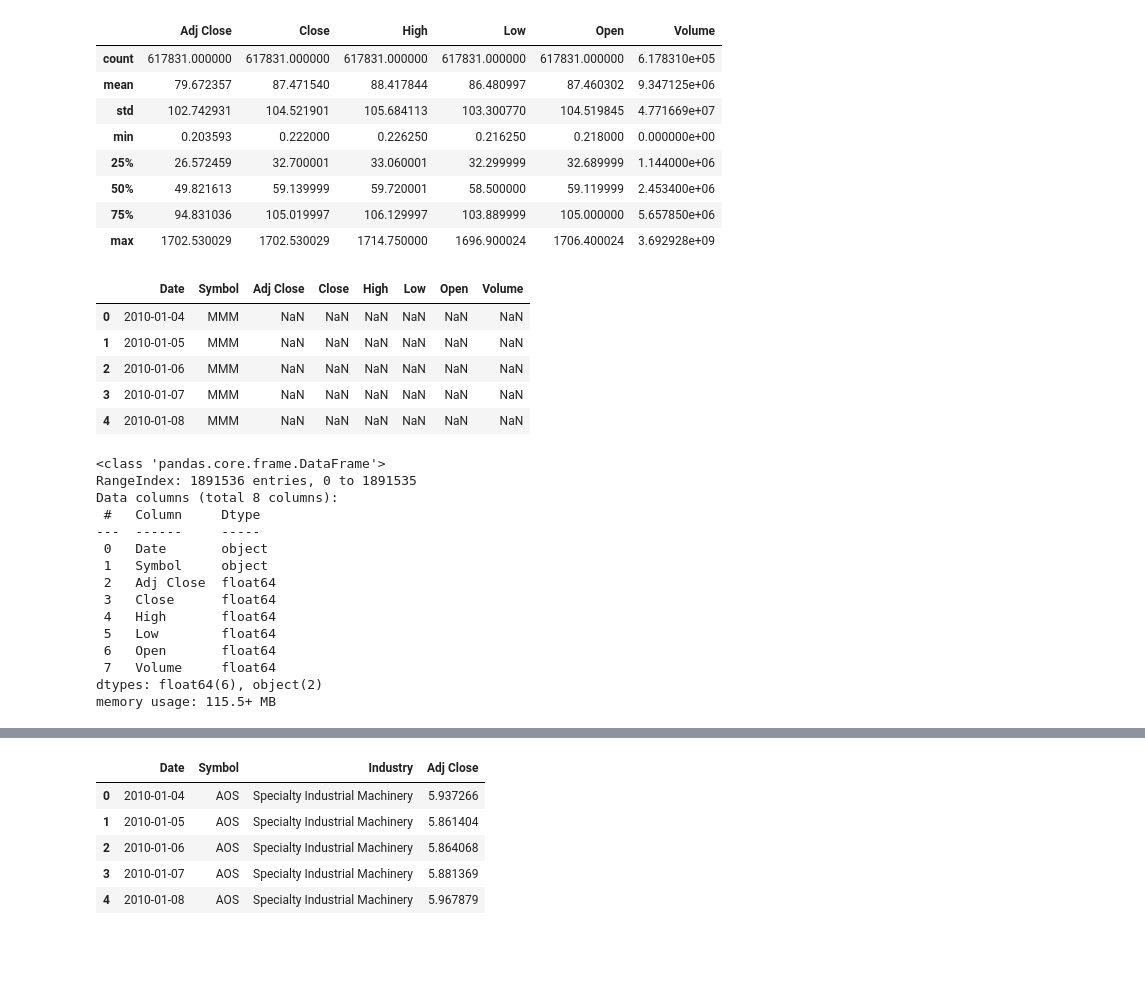
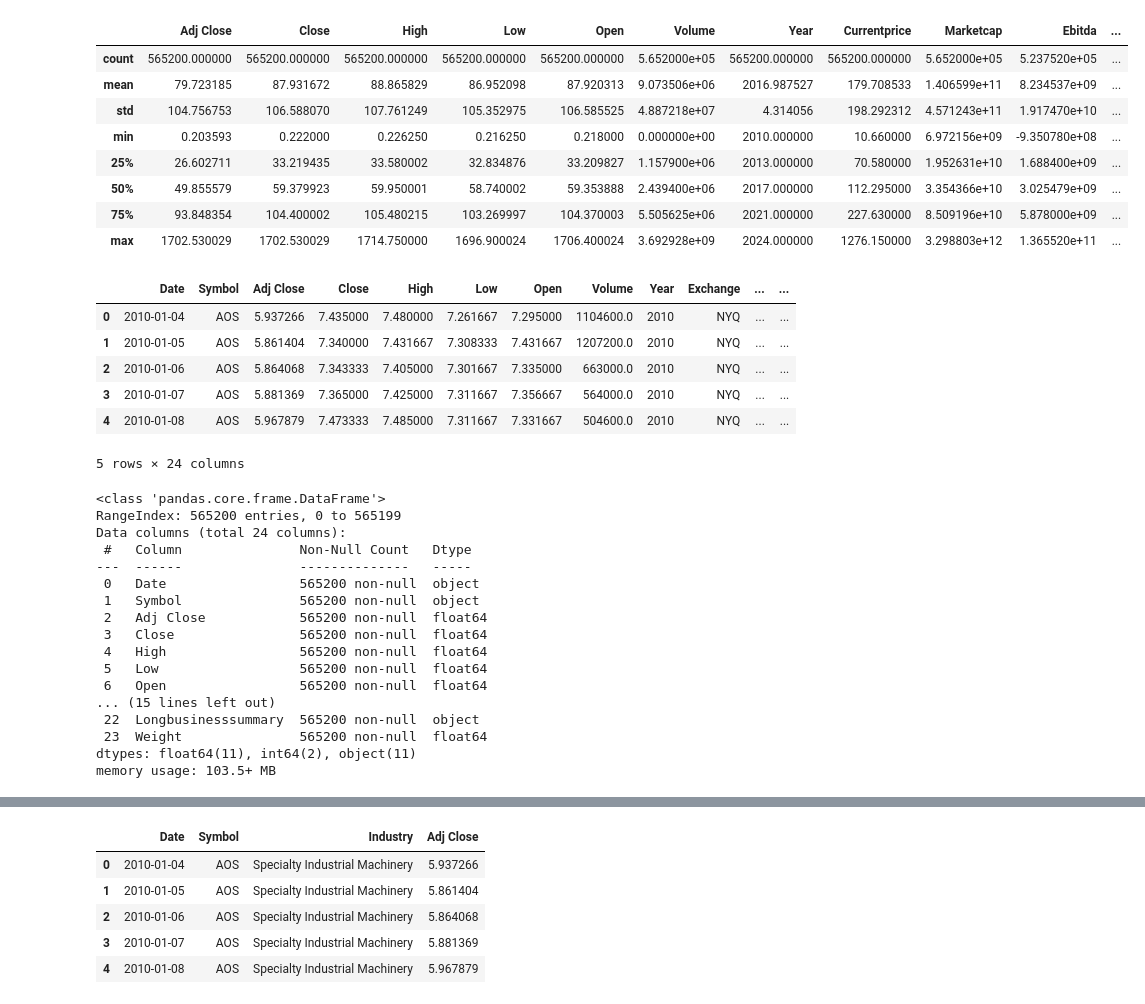
Before and after one commit to wbrannock/stocksdata, a Jupyter notebook: data_creation.ipynb, the cells around one changed output, grey strips where cells are left out. Saved outputs shown, nothing was run; the diff lists cells and outputs as text; code cells hidden in the pictures; blank space fills up the shorter version.

Commit message:
Aggregated data

```diff
--- a/data_creation.ipynb
+++ b/data_creation.ipynb
@@ -4,45 +4,48 @@ import pandas as pd
 # %%
 import seaborn as sns
 # %%
-stocks = pd.read_csv('archive/sp500_stocks.csv')
+stocks = pd.read_csv('cleaned_stocks_data.csv')
 stocks.describe()
 # %% [output]
-|  | Adj Close | Close | High | Low | Open | Volume |
-| count | 617831.000000 | 617831.000000 | 617831.000000 | 617831.000000 | 617831.000000 | 6.178310e+05 |
-| mean | 79.672357 | 87.471540 | 88.417844 | 86.480997 | 87.460302 | 9.347125e+06 |
-| std | 102.742931 | 104.521901 | 105.684113 | 103.300770 | 104.519845 | 4.771669e+07 |
-| min | 0.203593 | 0.222000 | 0.226250 | 0.216250 | 0.218000 | 0.000000e+00 |
-| 25% | 26.572459 | 32.700001 | 33.060001 | 32.299999 | 32.689999 | 1.144000e+06 |
-| 50% | 49.821613 | 59.139999 | 59.720001 | 58.500000 | 59.119999 | 2.453400e+06 |
-| 75% | 94.831036 | 105.019997 | 106.129997 | 103.889999 | 105.000000 | 5.657850e+06 |
-| max | 1702.530029 | 1702.530029 | 1714.750000 | 1696.900024 | 1706.400024 | 3.692928e+09 |
+|  | Adj Close | Close | High | Low | Open | Volume | Year | Currentprice | Marketcap | Ebitda | ... |
+| count | 565200.000000 | 565200.000000 | 565200.000000 | 565200.000000 | 565200.000000 | 5.652000e+05 | 565200.000000 | 565200.000000 | 5.652000e+05 | 5.237520e+05 | ... |
+| mean | 79.723185 | 87.931672 | 88.865829 | 86.952098 | 87.920313 | 9.073506e+06 | 2016.987527 | 179.708533 | 1.406599e+11 | 8.234537e+09 | ... |
+| std | 104.756753 | 106.588070 | 107.761249 | 105.352975 | 106.585525 | 4.887218e+07 | 4.314056 | 198.292312 | 4.571243e+11 | 1.917470e+10 | ... |
+| min | 0.203593 | 0.222000 | 0.226250 | 0.216250 | 0.218000 | 0.000000e+00 | 2010.000000 | 10.660000 | 6.972156e+09 | -9.350780e+08 | ... |
+| 25% | 26.602711 | 33.219435 | 33.580002 | 32.834876 | 33.209827 | 1.157900e+06 | 2013.000000 | 70.580000 | 1.952631e+10 | 1.688400e+09 | ... |
+| 50% | 49.855579 | 59.379923 | 59.950001 | 58.740002 | 59.353888 | 2.439400e+06 | 2017.000000 | 112.295000 | 3.354366e+10 | 3.025479e+09 | ... |
+| 75% | 93.848354 | 104.400002 | 105.480215 | 103.269997 | 104.370003 | 5.505625e+06 | 2021.000000 | 227.630000 | 8.509196e+10 | 5.878000e+09 | ... |
+| max | 1702.530029 | 1702.530029 | 1714.750000 | 1696.900024 | 1706.400024 | 3.692928e+09 | 2024.000000 | 1276.150000 | 3.298803e+12 | 1.365520e+11 | ... |
 # %%
 stocks.head()
 # %% [output]
-|  | Date | Symbol | Adj Close | Close | High | Low | Open | Volume |
-| 0 | 2010-01-04 | MMM | NaN | NaN | NaN | NaN | NaN | NaN |
-| 1 | 2010-01-05 | MMM | NaN | NaN | NaN | NaN | NaN | NaN |
-| 2 | 2010-01-06 | MMM | NaN | NaN | NaN | NaN | NaN | NaN |
-| 3 | 2010-01-07 | MMM | NaN | NaN | NaN | NaN | NaN | NaN |
-| 4 | 2010-01-08 | MMM | NaN | NaN | NaN | NaN | NaN | NaN |
+|  | Date | Symbol | Adj Close | Close | High | Low | Open | Volume | Year | Exchange | ... | ... |
+| 0 | 2010-01-04 | AOS | 5.937266 | 7.435000 | 7.480000 | 7.261667 | 7.295000 | 1104600.0 | 2010 | NYQ | ... | ... |
+| 1 | 2010-01-05 | AOS | 5.861404 | 7.340000 | 7.431667 | 7.308333 | 7.431667 | 1207200.0 | 2010 | NYQ | ... | ... |
+| 2 | 2010-01-06 | AOS | 5.864068 | 7.343333 | 7.405000 | 7.301667 | 7.335000 | 663000.0 | 2010 | NYQ | ... | ... |
+| 3 | 2010-01-07 | AOS | 5.881369 | 7.365000 | 7.425000 | 7.311667 | 7.356667 | 564000.0 | 2010 | NYQ | ... | ... |
+| 4 | 2010-01-08 | AOS | 5.967879 | 7.473333 | 7.485000 | 7.311667 | 7.331667 | 504600.0 | 2010 | NYQ | ... | ... |
+5 rows × 24 columns
 # %%
 stocks.info()
 # %% [output]
 <class 'pandas.core.frame.DataFrame'>
-RangeIndex: 1891536 entries, 0 to 1891535
-Data columns (total 8 columns):
- #   Column     Dtype
----  ------     -----
- 0   Date       object
- 1   Symbol     object
- 2   Adj Close  float64
- 3   Close      float64
- 4   High       float64
- 5   Low        float64
- 6   Open       float64
- 7   Volume     float64
-dtypes: float64(6), object(2)
-memory usage: 115.5+ MB
+RangeIndex: 565200 entries, 0 to 565199
+Data columns (total 24 columns):
+ #   Column               Non-Null Count   Dtype
+---  ------               --------------   -----
+ 0   Date                 565200 non-null  object
+ 1   Symbol               565200 non-null  object
+ 2   Adj Close            565200 non-null  float64
+ 3   Close                565200 non-null  float64
+ 4   High                 565200 non-null  float64
+ 5   Low                  565200 non-null  float64
+ 6   Open                 565200 non-null  float64
+... (15 lines left out)
+ 22  Longbusinesssummary  565200 non-null  object
+ 23  Weight               565200 non-null  float64
+dtypes: float64(11), int64(2), object(11)
+memory usage: 103.5+ MB
 # %%
 valued_stocks = stocks.dropna()
 valued_stocks.info()
```
Also changed, not shown: parts of 17 cells of this notebook, 1 other file.
